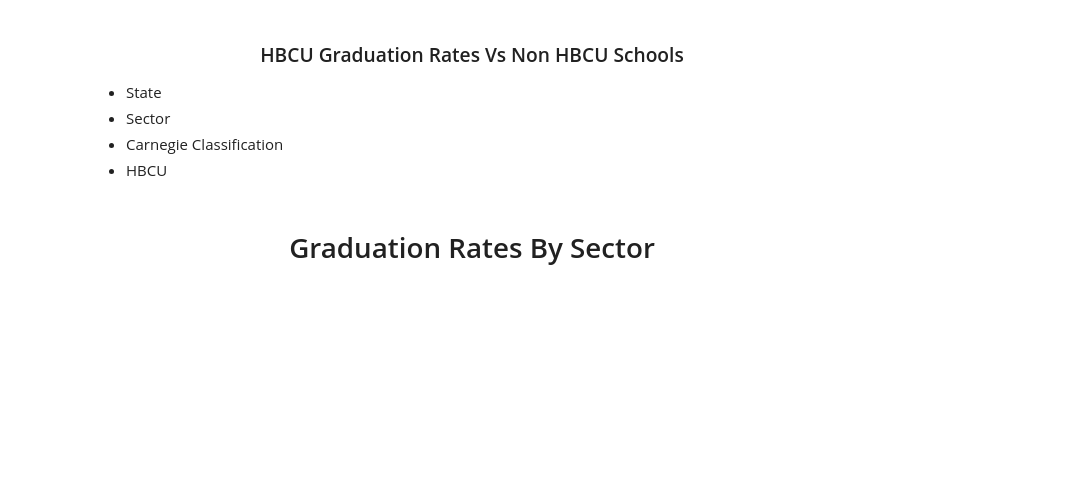
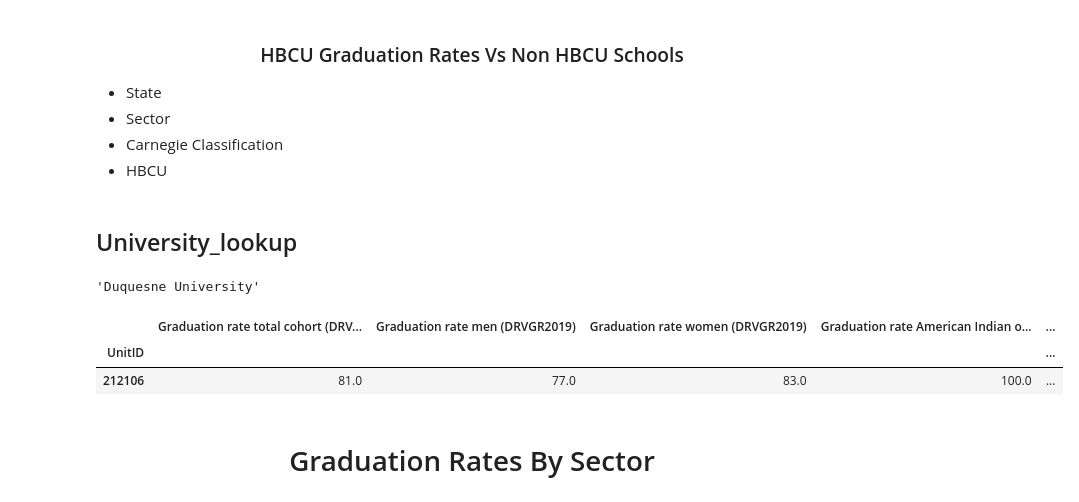
Before and after one commit to robcamp-code/DataSciencePortfolio, a Jupyter notebook: GradRates/EDA_DataStoryTelling.ipynb, the cells around one changed output. Saved outputs shown, nothing was run; the diff lists cells and outputs as text; code cells hidden in the pictures; blank space fills up the shorter version.

Commit message:
Restart University Graduation Rates

```diff
--- a/GradRates/EDA_DataStoryTelling.ipynb
+++ b/GradRates/EDA_DataStoryTelling.ipynb
@@ -133,6 +133,25 @@ df.drop("Unnamed: 0",axis=1, inplace=True)
     <li>Carnegie Classification</li>
     <li>HBCU</li>
 </ul>
+# %% [markdown]
+## University_lookup
+# %%
+index_loc = y_test.index[1]
+df.loc[index_loc, "Institution Name"]
+# %% [output]
+'Duquesne University'
+# %%
+regex = "Duques"
+my_id = df[df["Institution Name"].str.contains(regex)].index[0]
+sample = X_fe.loc[[my_id], :]
+iloc = df.index.get_loc(my_id)
+sample_y = df.iloc[[iloc],-14:]
+# %%
+sample_y
+# %% [output]
+|  | Graduation rate total cohort (DRV... | Graduation rate men (DRVGR2019) | Graduation rate women (DRVGR2019) | Graduation rate American Indian o... | ... |
+| UnitID |  |  |  |  | ... |
+| 212106 | 81.0 | 77.0 | 83.0 | 100.0 | ... |
 # %% [markdown]
 <h1><center>Graduation Rates By Sector</center></h1>
 # %%
```
Also changed, not shown: parts of 49 cells of this notebook, 21 other files.
